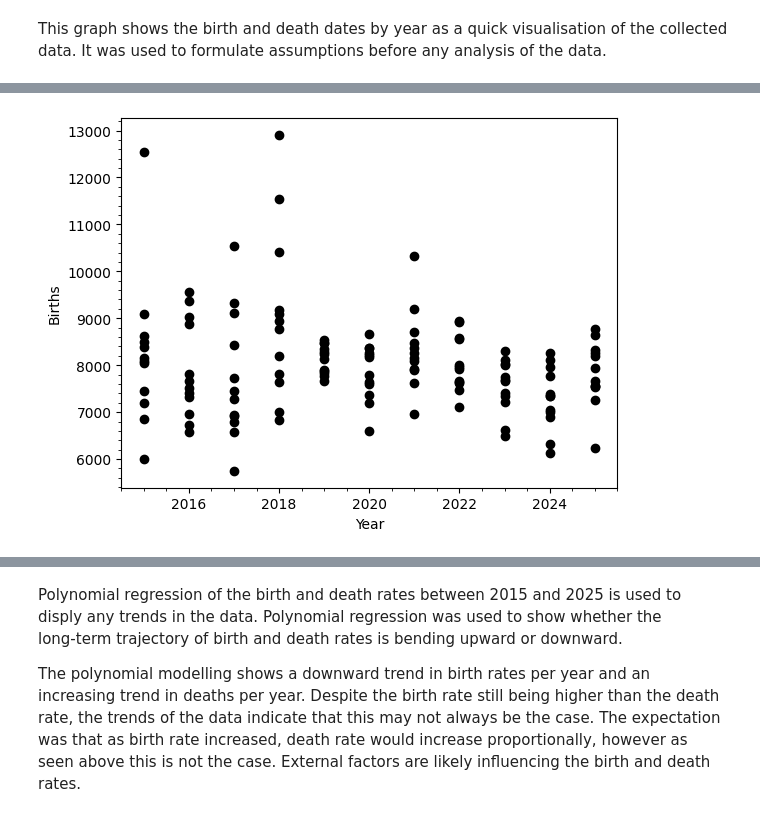
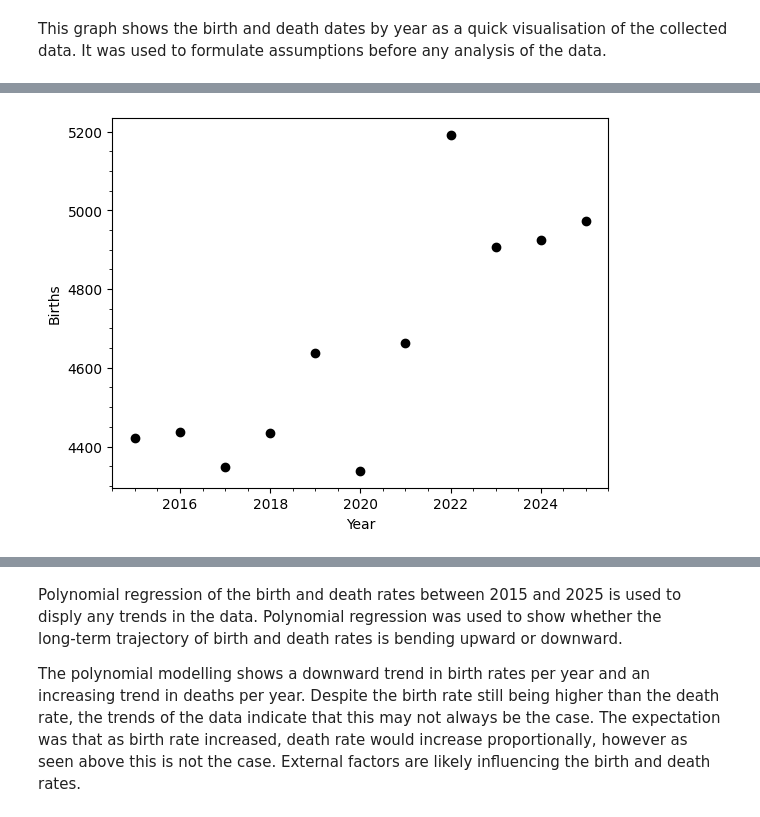
Before and after one commit to Leo05-u/EMSC2010_A3-Project-Notebook-Repository, a Jupyter notebook: EMSC2010_A3_Project_Notebook_&_Repository_u7447903.ipynb, the cells around one changed output, grey strips where cells are left out. Cells and saved outputs as stored; diff of their text form; code cells hidden in the pictures.

```diff
--- a/EMSC2010_A3_Project_Notebook_&_Repository_u7447903.ipynb
+++ b/EMSC2010_A3_Project_Notebook_&_Repository_u7447903.ipynb
@@ -142,8 +149,8 @@ Successfully installed arviz-1.1.0 arviz-base-1.1.0 arviz-stats-1.1.0 arviz_plot
 # %%
-# Initial plot of birth rates over years
-plt.plot(df['Year'], df['Births'],'ok')
+# Initial plot of death rates over years
+plt.plot(average_yearly_deaths.index, average_yearly_deaths,'ok')
 plt.xlabel('Year')
 plt.ylabel('Births')
 plt.minorticks_on()
 # %% [output]
-[figure, old version]
+[figure, new version]
```
Also changed, not shown: parts of 13 cells of this notebook.
